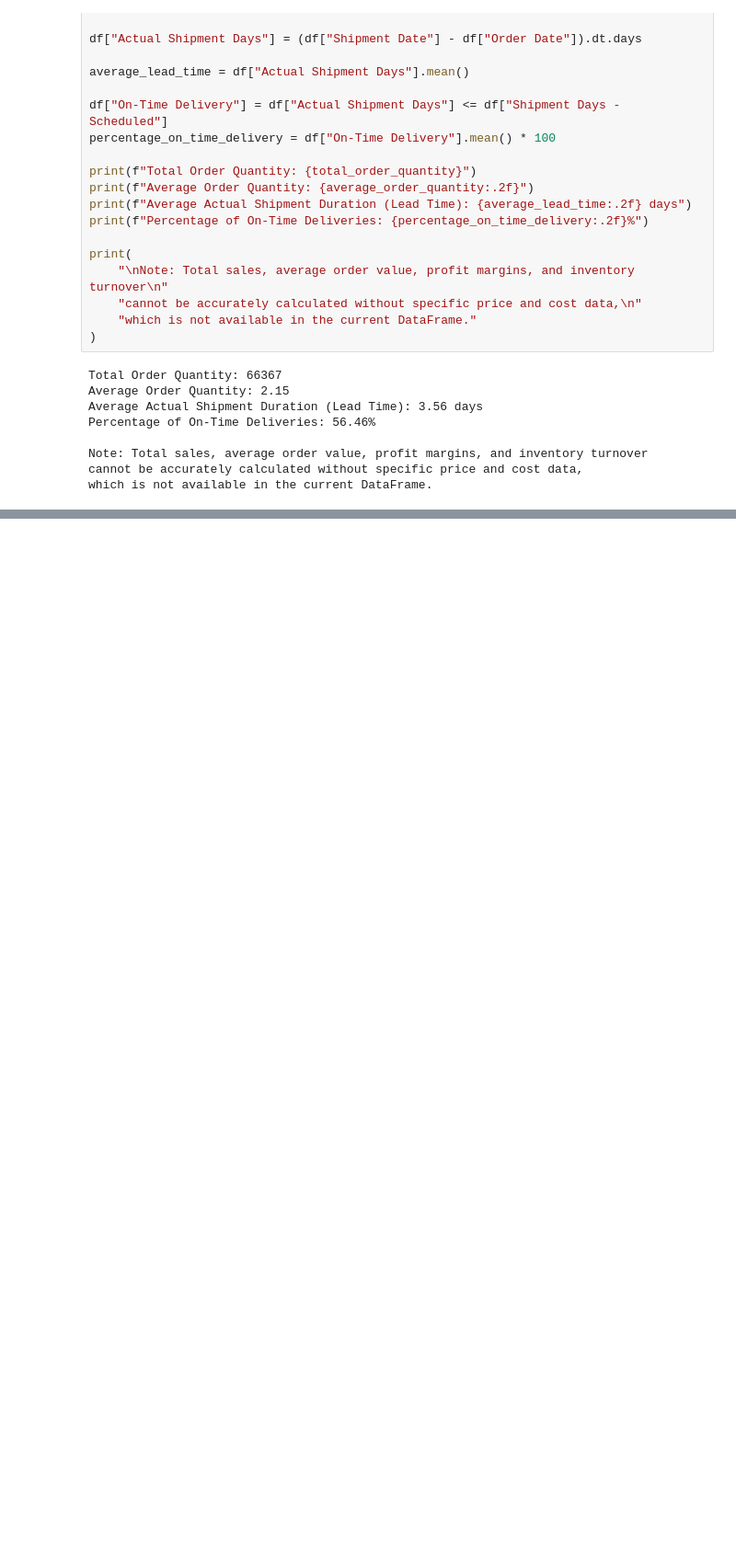
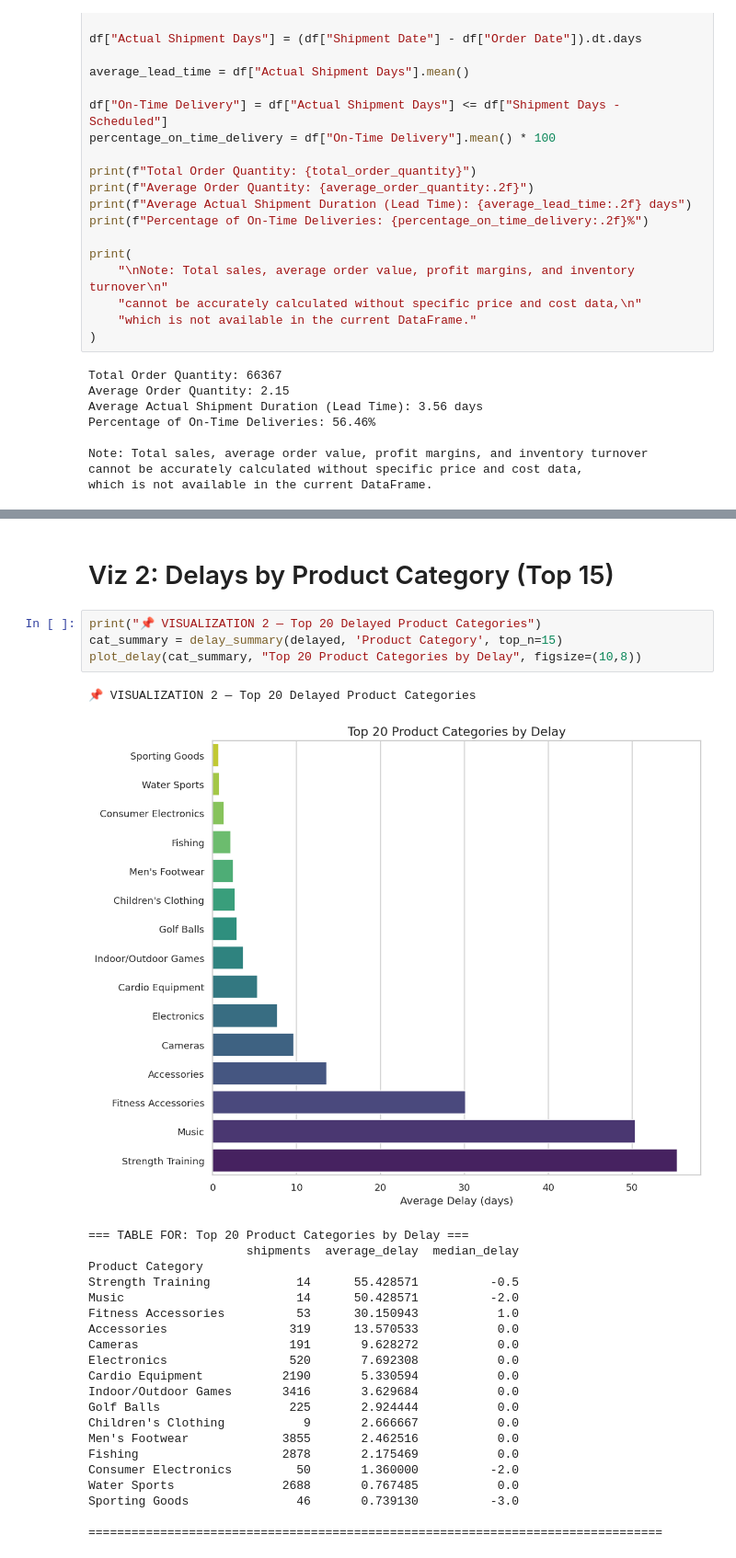
Before and after one commit to JawidMohseni/ELO2-supply-chain, a Jupyter notebook: 4_data_analysis/data_analysis_notebook.ipynb, the cells around one changed output, grey strips where cells are left out. Shown at 92% size. Cells and saved outputs as stored; diff of their text form; blank space fills up the shorter version.

```diff
--- a/4_data_analysis/data_analysis_notebook.ipynb
+++ b/4_data_analysis/data_analysis_notebook.ipynb
@@ -366,0 +388,29 @@ plt.show()
+# %% [markdown]
+# Viz 2: Delays by Product Category (Top 15)
+# %%
+print("📌 VISUALIZATION 2 — Top 20 Delayed Product Categories")
+cat_summary = delay_summary(delayed, 'Product Category', top_n=15)
+plot_delay(cat_summary, "Top 20 Product Categories by Delay", figsize=(10,8))
+# %% [output]
+📌 VISUALIZATION 2 — Top 20 Delayed Product Categories
+[figure, added]
+=== TABLE FOR: Top 20 Product Categories by Delay ===
+                      shipments  average_delay  median_delay
+Product Category
+Strength Training            14      55.428571          -0.5
+Music                        14      50.428571          -2.0
+Fitness Accessories          53      30.150943           1.0
+Accessories                 319      13.570533           0.0
+Cameras                     191       9.628272           0.0
+Electronics                 520       7.692308           0.0
+Cardio Equipment           2190       5.330594           0.0
+Indoor/Outdoor Games       3416       3.629684           0.0
+Golf Balls                  225       2.924444           0.0
+Children's Clothing           9       2.666667           0.0
+Men's Footwear             3855       2.462516           0.0
+Fishing                    2878       2.175469           0.0
+Consumer Electronics         50       1.360000          -2.0
+Water Sports               2688       0.767485           0.0
+Sporting Goods               46       0.739130          -3.0
+
+================================================================================
```
Also changed, not shown: parts of 54 cells of this notebook, 20 other files.
